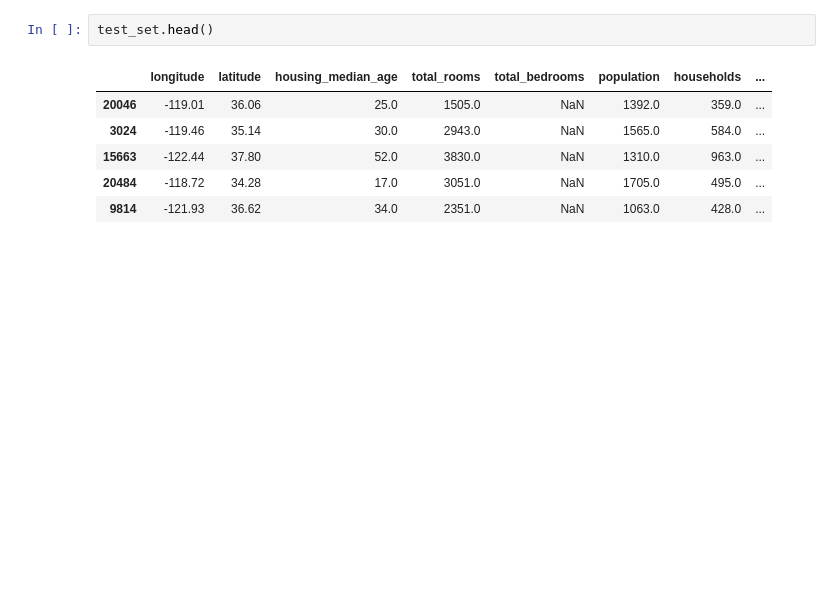
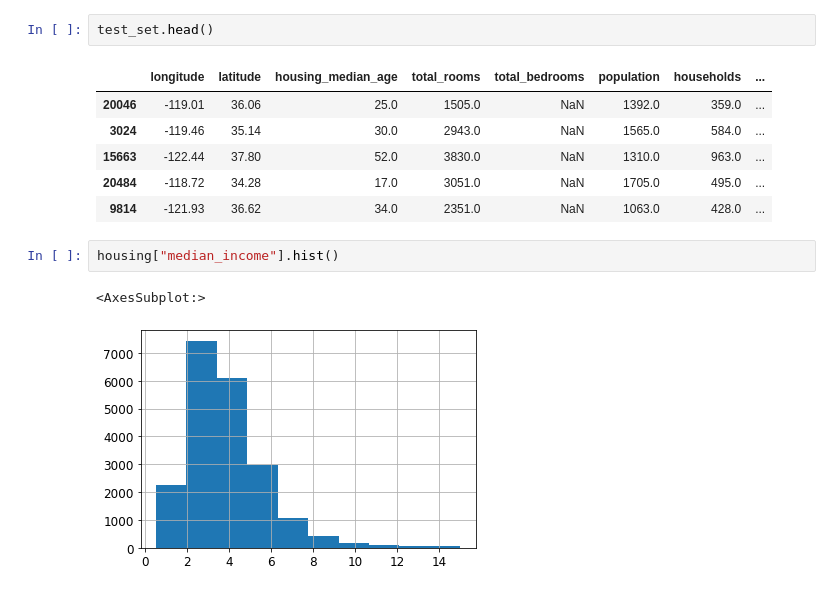
Before and after one commit to Doyunamic-Kwon/handson-ml, a Jupyter notebook: HousingPrice.ipynb, the cells around one changed output. Saved outputs shown, nothing was run; the diff lists cells and outputs as text; blank space fills up the shorter version.

Commit message:
Data Fetching) housing["median_income"].hist()

```diff
--- a/HousingPrice.ipynb
+++ b/HousingPrice.ipynb
@@ -157,3 +157,8 @@ test_set.head()
 | 15663 | -122.44 | 37.80 | 52.0 | 3830.0 | NaN | 1310.0 | 963.0 | ... |
 | 20484 | -118.72 | 34.28 | 17.0 | 3051.0 | NaN | 1705.0 | 495.0 | ... |
 | 9814 | -121.93 | 36.62 | 34.0 | 2351.0 | NaN | 1063.0 | 428.0 | ... |
+# %%
+housing["median_income"].hist()
+# %% [output]
+<AxesSubplot:>
+[figure, added]
```
